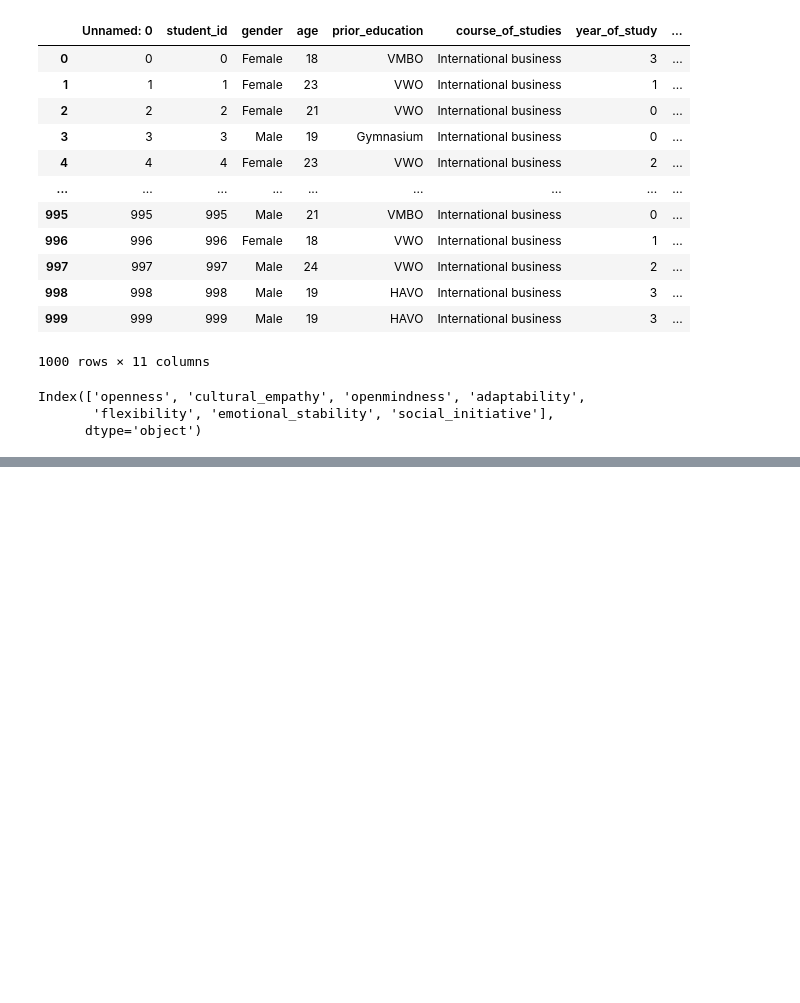
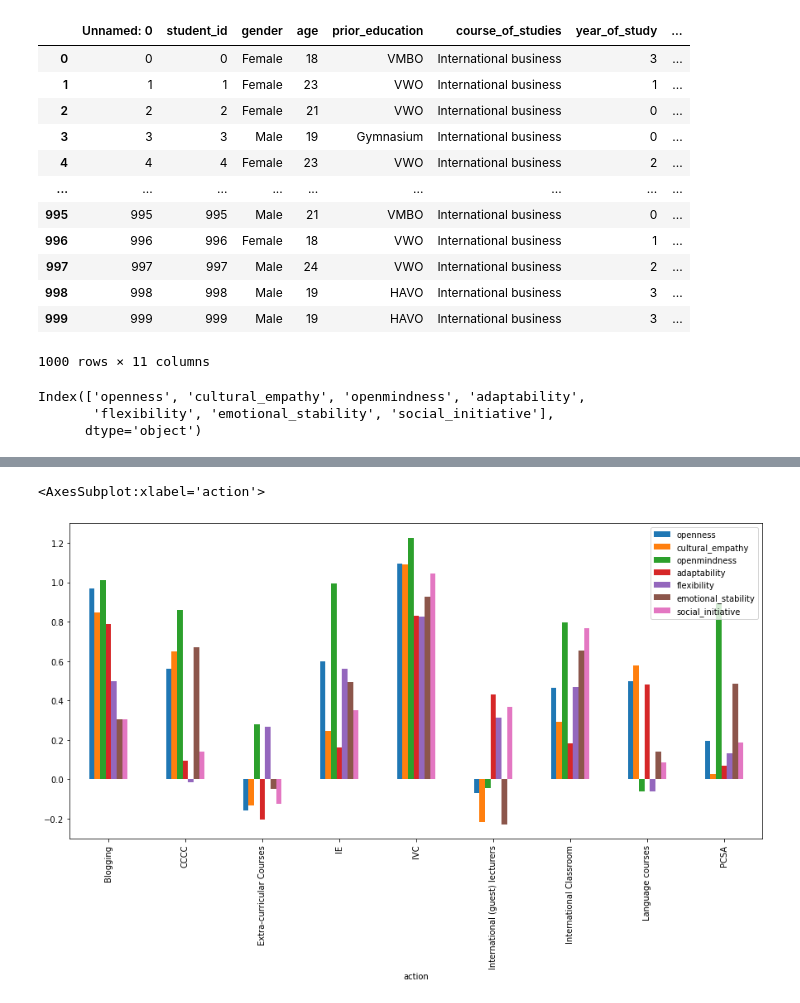
Before and after one commit to RainbowJM/TheSkillConsult, a Jupyter notebook: recommendation_engine.ipynb, the cells around one changed output, grey strips where cells are left out. Saved outputs shown, nothing was run; the diff lists cells and outputs as text; code cells hidden in the pictures; blank space fills up the shorter version.

```diff
--- a/recommendation_engine.ipynb
+++ b/recommendation_engine.ipynb
@@ -103,0 +107,3 @@ for student_id in df_fst_tests['student_id'].values:
+# %%
+action_mean_diffs = df_skill_diffs.groupby(['action']).mean()
+action_mean_diffs
@@ -103,0 +122,5 @@ for student_id in df_fst_tests['student_id'].values:
+# %%
+action_mean_diffs.plot.bar(figsize=[15,7])
+# %% [output]
+<AxesSubplot:xlabel='action'>
+[figure, added]
```
Also changed, not shown: parts of 5 cells of this notebook.
